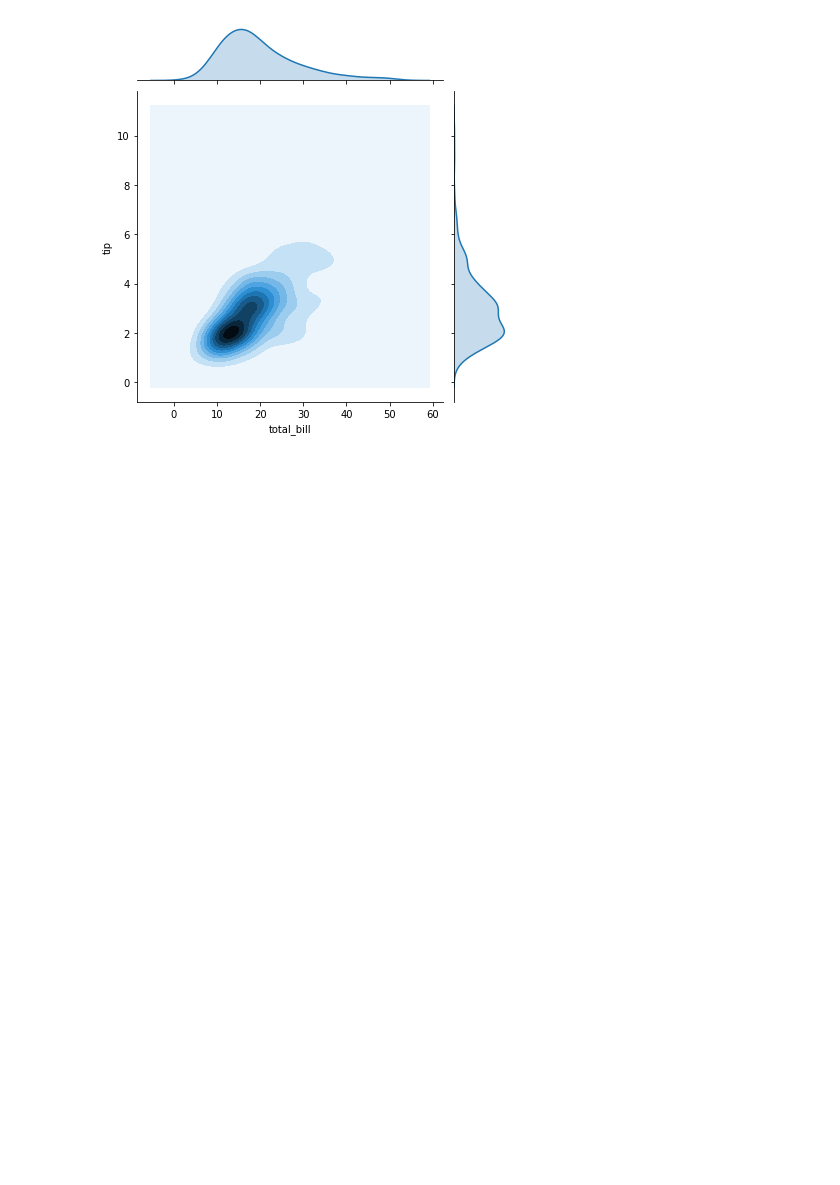
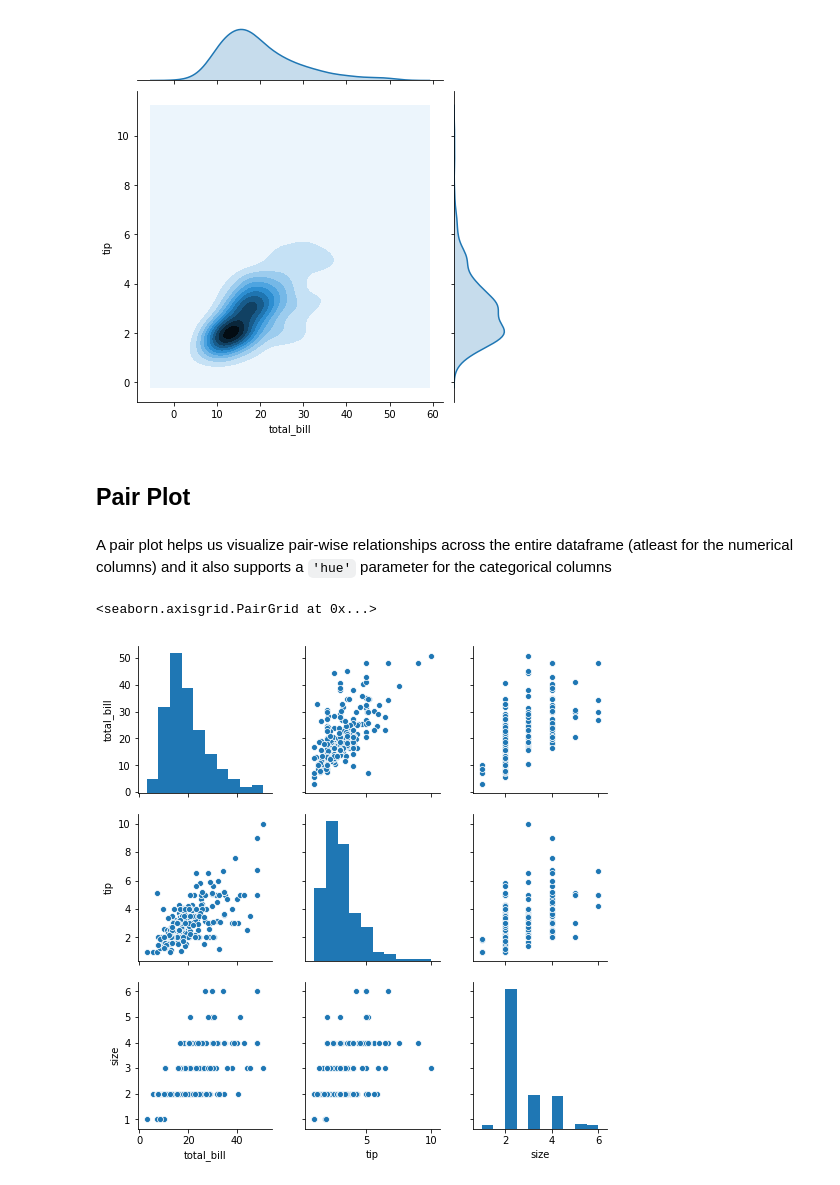
Before and after one commit to Utkarsh-Marwaha/MachineLearning, a Jupyter notebook: 06-Data-Visualization-with-Seaborn/01- Distribution Plots.ipynb, the cells around one changed output. Cells and saved outputs as stored; diff of their text form; code cells hidden in the pictures; blank space fills up the shorter version.

Commit message:
distribution plots added

```diff
--- a/06-Data-Visualization-with-Seaborn/01- Distribution Plots.ipynb
+++ b/06-Data-Visualization-with-Seaborn/01- Distribution Plots.ipynb
@@ -99,3 +99,12 @@ sns.jointplot(data=tips, x='total_bill', y='tip', kind='kde')
 # %% [output]
 <seaborn.axisgrid.JointGrid at 0x...>
 [figure]
+# %% [markdown]
+## Pair Plot
+# %% [markdown]
+A pair plot helps us visualize pair-wise relationships across the entire dataframe (atleast for the numerical columns) and it also supports a `'hue'` parameter for the categorical columns
+# %%
+sns.pairplot(tips)
+# %% [output]
+<seaborn.axisgrid.PairGrid at 0x...>
+[figure, added]
```
Also changed, not shown: parts of 12 cells of this notebook.
